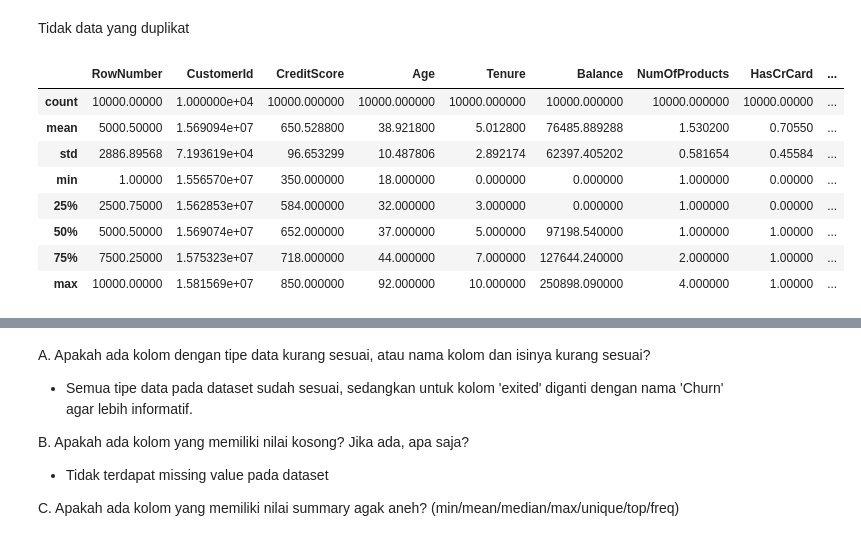
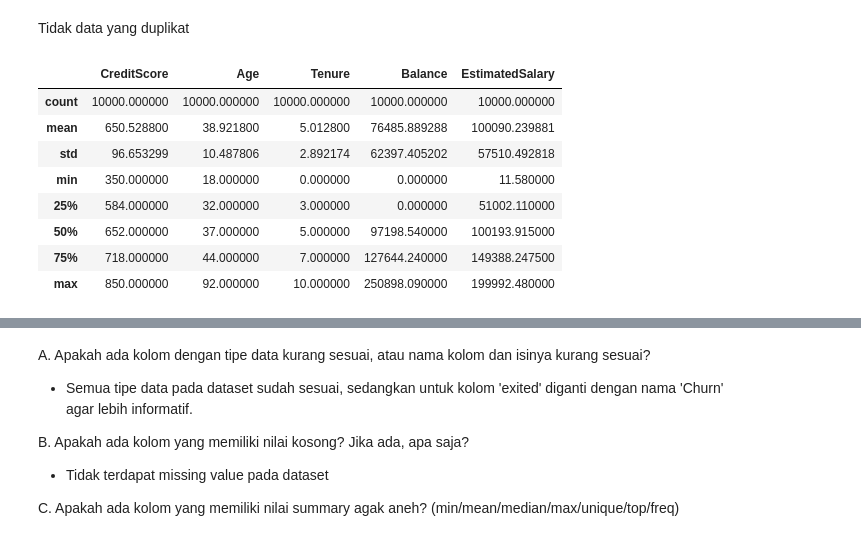
Before and after one commit to explorerrakamin/FinalProject, a Jupyter notebook: Stage_1.ipynb, the cells around one changed output, grey strips where cells are left out. Cells and saved outputs as stored; diff of their text form; code cells hidden in the pictures.

```diff
--- a/Stage_1.ipynb
+++ b/Stage_1.ipynb
@@ -104,18 +123,23 @@ df.duplicated().sum()
 # %% [markdown]
 Tidak data yang duplikat
 # %%
+# Renaming
+df.rename(columns={'Exited':'Churn'},inplace=True)
+
 # Renaming the column 'Exited' to 'Churn
-df.rename(columns={'Exited':'Churn'},inplace=True)
+numericals = df[['CreditScore',	'Age', 'Tenure', 'Balance', 'EstimatedSalary']]
+categorical = df[['Geography', 'NumOfProducts', 'HasCrCard', 'IsActiveMember', 'Gender', 'Churn']]
+categorical_string = categorical.astype(str)
 # %%
 # statistics summary
-df.describe()
+numericals.describe()
 # %% [output]
-|  | RowNumber | CustomerId | CreditScore | Age | Tenure | Balance | NumOfProducts | HasCrCard | ... |
-| count | 10000.00000 | 1.000000e+04 | 10000.000000 | 10000.000000 | 10000.000000 | 10000.000000 | 10000.000000 | 10000.00000 | ... |
-| mean | 5000.50000 | 1.569094e+07 | 650.528800 | 38.921800 | 5.012800 | 76485.889288 | 1.530200 | 0.70550 | ... |
-| std | 2886.89568 | 7.193619e+04 | 96.653299 | 10.487806 | 2.892174 | 62397.405202 | 0.581654 | 0.45584 | ... |
-| min | 1.00000 | 1.556570e+07 | 350.000000 | 18.000000 | 0.000000 | 0.000000 | 1.000000 | 0.00000 | ... |
-| 25% | 2500.75000 | 1.562853e+07 | 584.000000 | 32.000000 | 3.000000 | 0.000000 | 1.000000 | 0.00000 | ... |
-| 50% | 5000.50000 | 1.569074e+07 | 652.000000 | 37.000000 | 5.000000 | 97198.540000 | 1.000000 | 1.00000 | ... |
-| 75% | 7500.25000 | 1.575323e+07 | 718.000000 | 44.000000 | 7.000000 | 127644.240000 | 2.000000 | 1.00000 | ... |
-| max | 10000.00000 | 1.581569e+07 | 850.000000 | 92.000000 | 10.000000 | 250898.090000 | 4.000000 | 1.00000 | ... |
+|  | CreditScore | Age | Tenure | Balance | EstimatedSalary |
+| count | 10000.000000 | 10000.000000 | 10000.000000 | 10000.000000 | 10000.000000 |
+| mean | 650.528800 | 38.921800 | 5.012800 | 76485.889288 | 100090.239881 |
+| std | 96.653299 | 10.487806 | 2.892174 | 62397.405202 | 57510.492818 |
+| min | 350.000000 | 18.000000 | 0.000000 | 0.000000 | 11.580000 |
+| 25% | 584.000000 | 32.000000 | 3.000000 | 0.000000 | 51002.110000 |
+| 50% | 652.000000 | 37.000000 | 5.000000 | 97198.540000 | 100193.915000 |
+| 75% | 718.000000 | 44.000000 | 7.000000 | 127644.240000 | 149388.247500 |
+| max | 850.000000 | 92.000000 | 10.000000 | 250898.090000 | 199992.480000 |
```
Also changed, not shown: parts of 10 cells of this notebook.
